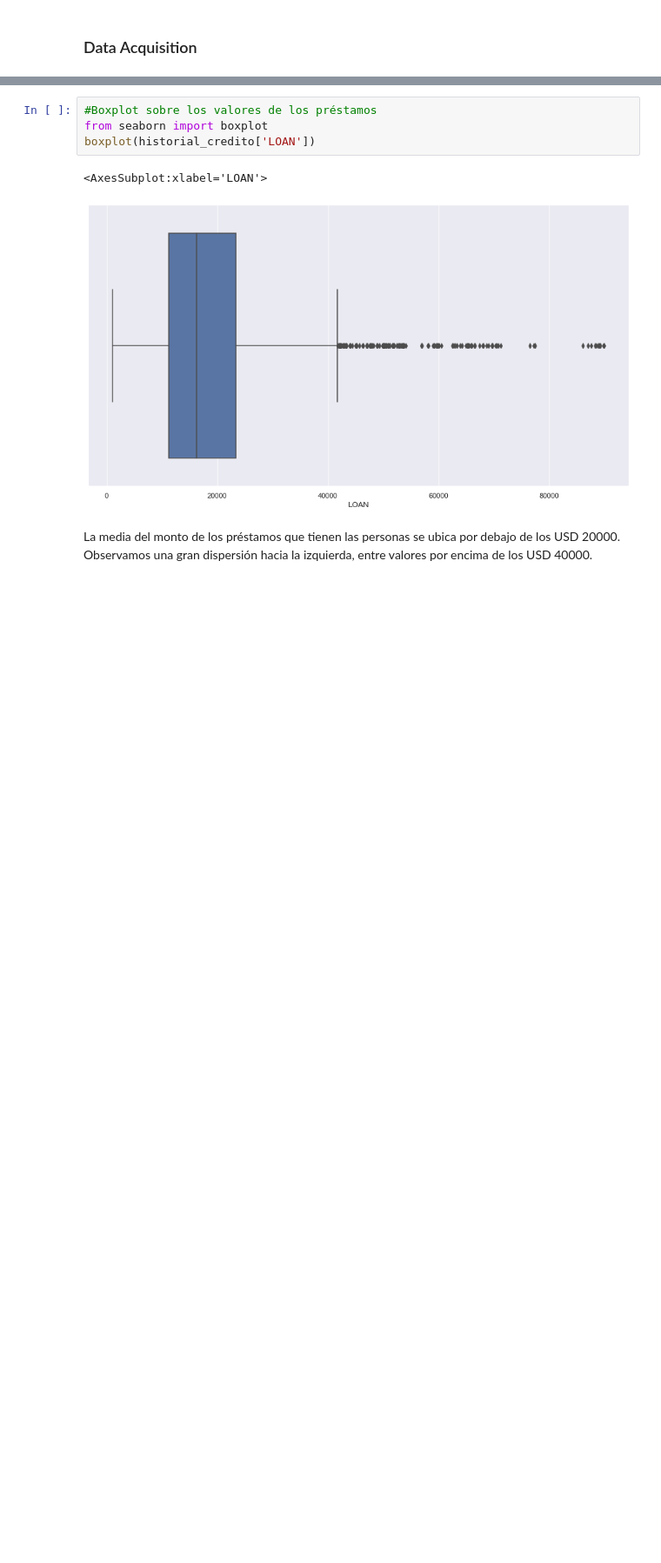
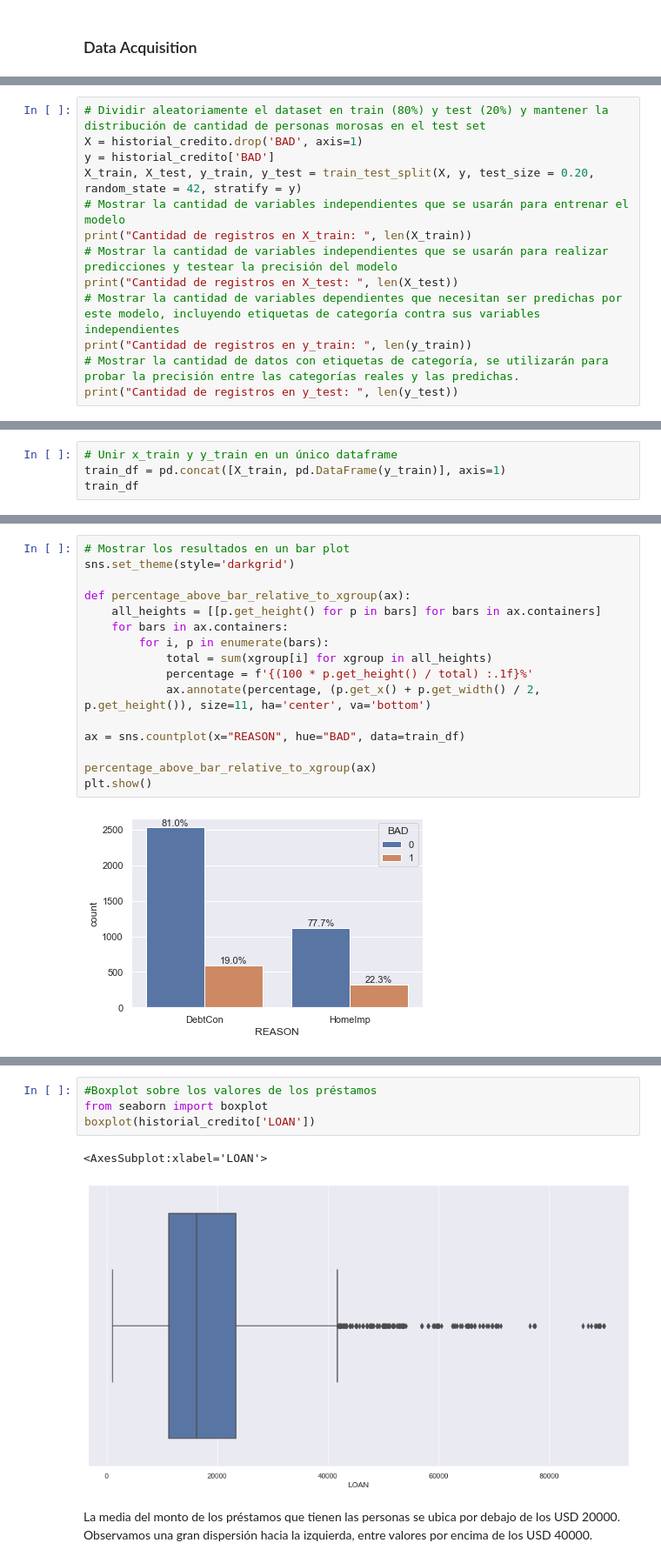
Before and after one commit to HelgaZambrana/data-science-coderhouse, a Jupyter notebook: ProyectoFinal_RiesgoCrediticio.ipynb, the cells around one changed output, grey strips where cells are left out. Shown at 87% size. Drawn from its saved outputs; the diff is of its cells as text; blank space fills up the shorter version.

```diff
--- a/ProyectoFinal_RiesgoCrediticio.ipynb
+++ b/ProyectoFinal_RiesgoCrediticio.ipynb
@@ -245,0 +201,13 @@ Name: LOAN, dtype: float64
+# %%
+# Dividir aleatoriamente el dataset en train (80%) y test (20%) y mantener la distribución de cantidad de personas morosas en el test set
+X = historial_credito.drop('BAD', axis=1)
+y = historial_credito['BAD']
+X_train, X_test, y_train, y_test = train_test_split(X, y, test_size = 0.20, random_state = 42, stratify = y)
+# Mostrar la cantidad de variables independientes que se usarán para entrenar el modelo
+print("Cantidad de registros en X_train: ", len(X_train))
+# Mostrar la cantidad de variables independientes que se usarán para realizar predicciones y testear la precisión del modelo
+print("Cantidad de registros en X_test: ", len(X_test))
+# Mostrar la cantidad de variables dependientes que necesitan ser predichas por este modelo, incluyendo etiquetas de categoría contra sus variables independientes
+print("Cantidad de registros en y_train: ", len(y_train))
+# Mostrar la cantidad de datos con etiquetas de categoría, se utilizarán para probar la precisión entre las categorías reales y las predichas.
+print("Cantidad de registros en y_test: ", len(y_test))
@@ -245,0 +219,4 @@ Name: LOAN, dtype: float64
+# %%
+# Unir x_train y y_train en un único dataframe
+train_df = pd.concat([X_train, pd.DataFrame(y_train)], axis=1)
+train_df
@@ -245,0 +263,18 @@ Name: LOAN, dtype: float64
+# %%
+# Mostrar los resultados en un bar plot
+sns.set_theme(style='darkgrid')
+
+def percentage_above_bar_relative_to_xgroup(ax):
+    all_heights = [[p.get_height() for p in bars] for bars in ax.containers]
+    for bars in ax.containers:
+        for i, p in enumerate(bars):
+            total = sum(xgroup[i] for xgroup in all_heights)
+            percentage = f'{(100 * p.get_height() / total) :.1f}%'
+            ax.annotate(percentage, (p.get_x() + p.get_width() / 2, p.get_height()), size=11, ha='center', va='bottom')
+
+ax = sns.countplot(x="REASON", hue="BAD", data=train_df)
+
+percentage_above_bar_relative_to_xgroup(ax)
+plt.show()
+# %% [output]
+[figure, added]
```
Also changed, not shown: parts of 82 cells of this notebook.
